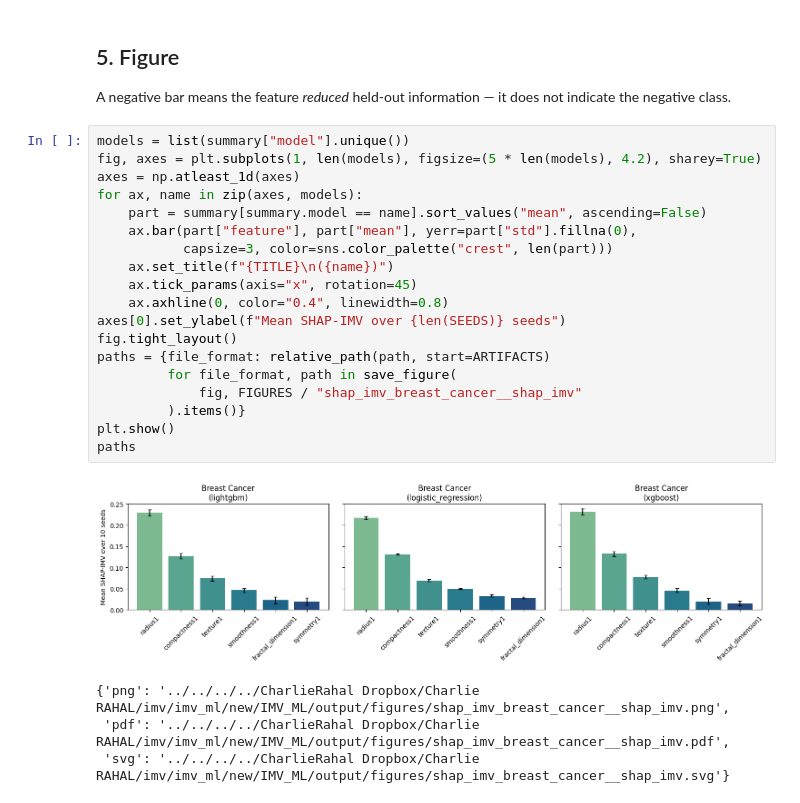
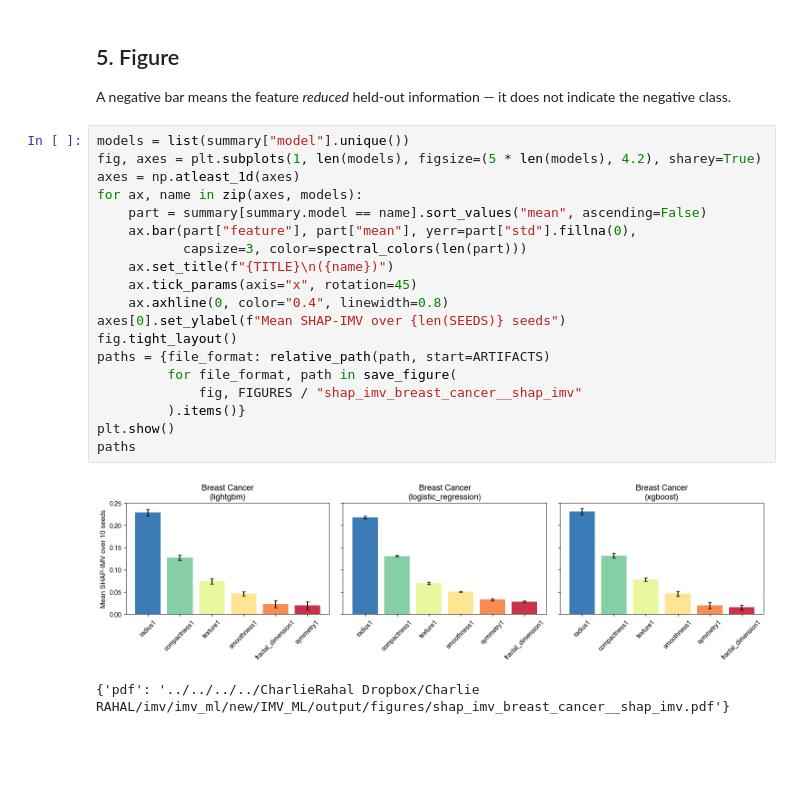
Before and after one commit to intermodelvigorish/IMV_ML, a Jupyter notebook: src/shap_imv/shap_imv_breast_cancer.ipynb, the cells around one changed output. Saved outputs shown, nothing was run; the diff lists cells and outputs as text; blank space fills up the shorter version.

```diff
--- a/src/shap_imv/shap_imv_breast_cancer.ipynb
+++ b/src/shap_imv/shap_imv_breast_cancer.ipynb
@@ -339,24 +345,22 @@ A negative bar means the feature *reduced* held-out information — it does not
 # %%
 models = list(summary["model"].unique())
 fig, axes = plt.subplots(1, len(models), figsize=(5 * len(models), 4.2), sharey=True)
 axes = np.atleast_1d(axes)
 for ax, name in zip(axes, models):
     part = summary[summary.model == name].sort_values("mean", ascending=False)
     ax.bar(part["feature"], part["mean"], yerr=part["std"].fillna(0),
-           capsize=3, color=sns.color_palette("crest", len(part)))
+           capsize=3, color=spectral_colors(len(part)))
     ax.set_title(f"{TITLE}\n({name})")
     ax.tick_params(axis="x", rotation=45)
     ax.axhline(0, color="0.4", linewidth=0.8)
 axes[0].set_ylabel(f"Mean SHAP-IMV over {len(SEEDS)} seeds")
 fig.tight_layout()
 paths = {file_format: relative_path(path, start=ARTIFACTS)
          for file_format, path in save_figure(
              fig, FIGURES / "shap_imv_breast_cancer__shap_imv"
          ).items()}
 plt.show()
 paths
 # %% [output]
-[figure, old version]
+[figure, new version]
-{'png': '../../../../CharlieRahal Dropbox/Charlie RAHAL/imv/imv_ml/new/IMV_ML/output/figures/shap_imv_breast_cancer__shap_imv.png',
- 'pdf': '../../../../CharlieRahal Dropbox/Charlie RAHAL/imv/imv_ml/new/IMV_ML/output/figures/shap_imv_breast_cancer__shap_imv.pdf',
- 'svg': '../../../../CharlieRahal Dropbox/Charlie RAHAL/imv/imv_ml/new/IMV_ML/output/figures/shap_imv_breast_cancer__shap_imv.svg'}
+{'pdf': '../../../../CharlieRahal Dropbox/Charlie RAHAL/imv/imv_ml/new/IMV_ML/output/figures/shap_imv_breast_cancer__shap_imv.pdf'}
```
Also changed, not shown: parts of 1 cell of this notebook, 25 other files.
